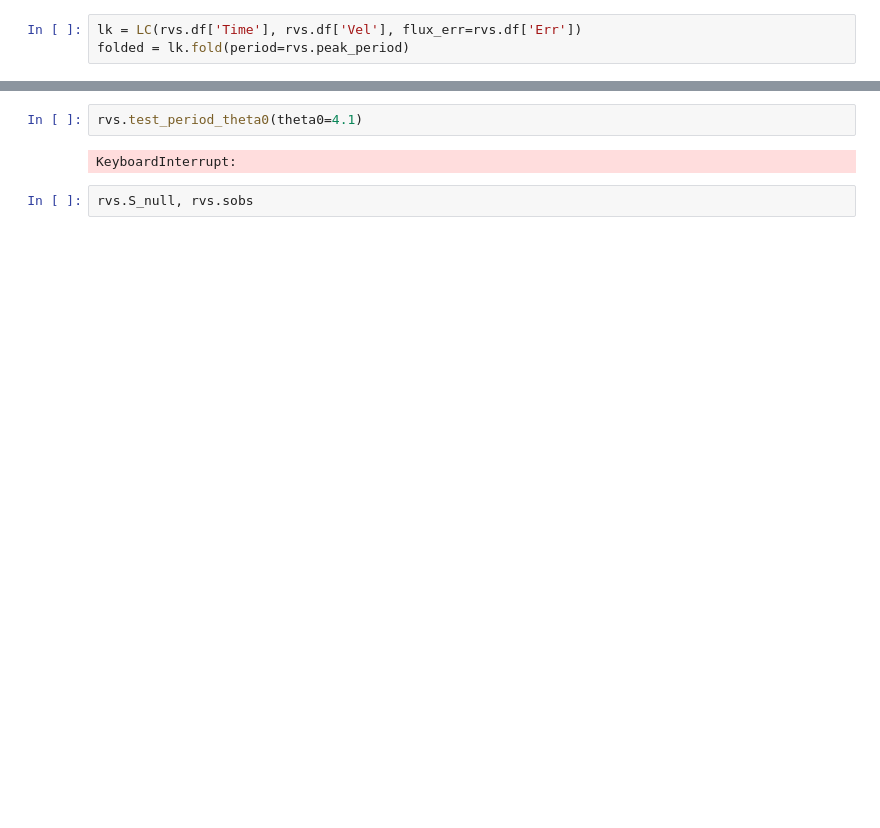
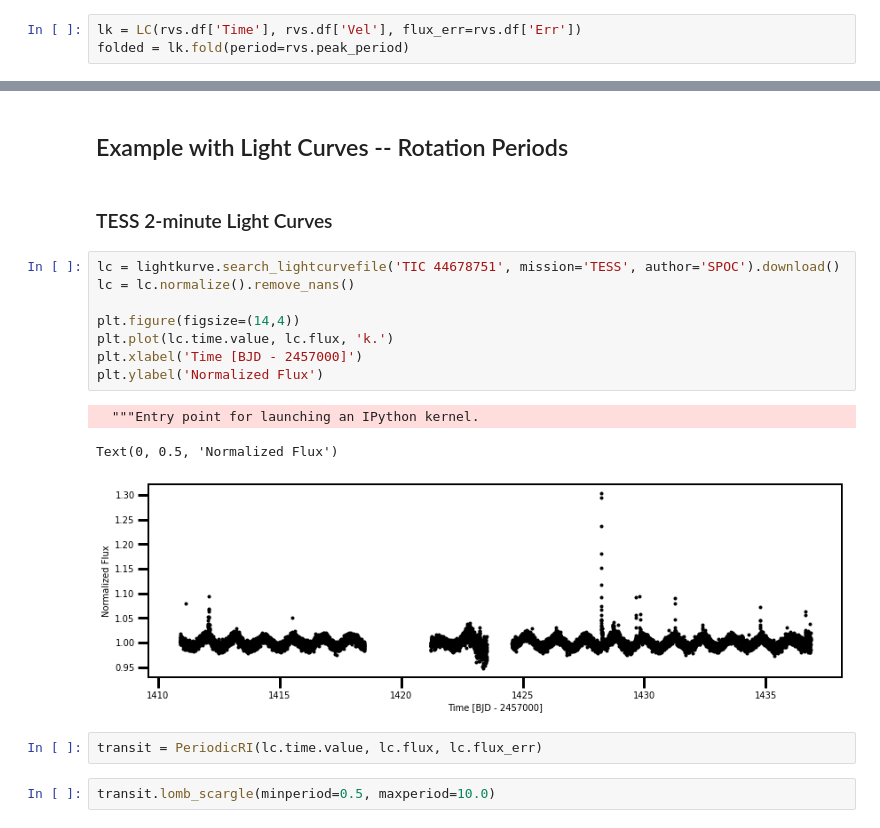
Before and after one commit to afeinstein20/periodic-ri, a Jupyter notebook: getting_started/demo.ipynb, the cells around one changed output, grey strips where cells are left out. Drawn from its saved outputs; the diff is of its cells as text; blank space fills up the shorter version.

```diff
--- a/getting_started/demo.ipynb
+++ b/getting_started/demo.ipynb
@@ -208,6 +67,20 @@ plt.ylabel('RV [km/s]');
-# %%
-rvs.test_period_theta0(theta0=4.1)
-# %% [output]
-KeyboardInterrupt:
-# %%
-rvs.S_null, rvs.sobs
+# %% [markdown]
+## Example with Light Curves -- Rotation Periods
+# %% [markdown]
+### TESS 2-minute Light Curves
+# %%
+lc = lightkurve.search_lightcurvefile('TIC 44678751', mission='TESS', author='SPOC').download()
+lc = lc.normalize().remove_nans()
+
+plt.figure(figsize=(14,4))
+plt.plot(lc.time.value, lc.flux, 'k.')
+plt.xlabel('Time [BJD - 2457000]')
+plt.ylabel('Normalized Flux')
+# %% [output]
+  """Entry point for launching an IPython kernel.
+Text(0, 0.5, 'Normalized Flux')
+[figure, added]
+# %%
+transit = PeriodicRI(lc.time.value, lc.flux, lc.flux_err)
+# %%
+transit.lomb_scargle(minperiod=0.5, maxperiod=10.0)
```
Also changed, not shown: parts of 27 cells of this notebook.
